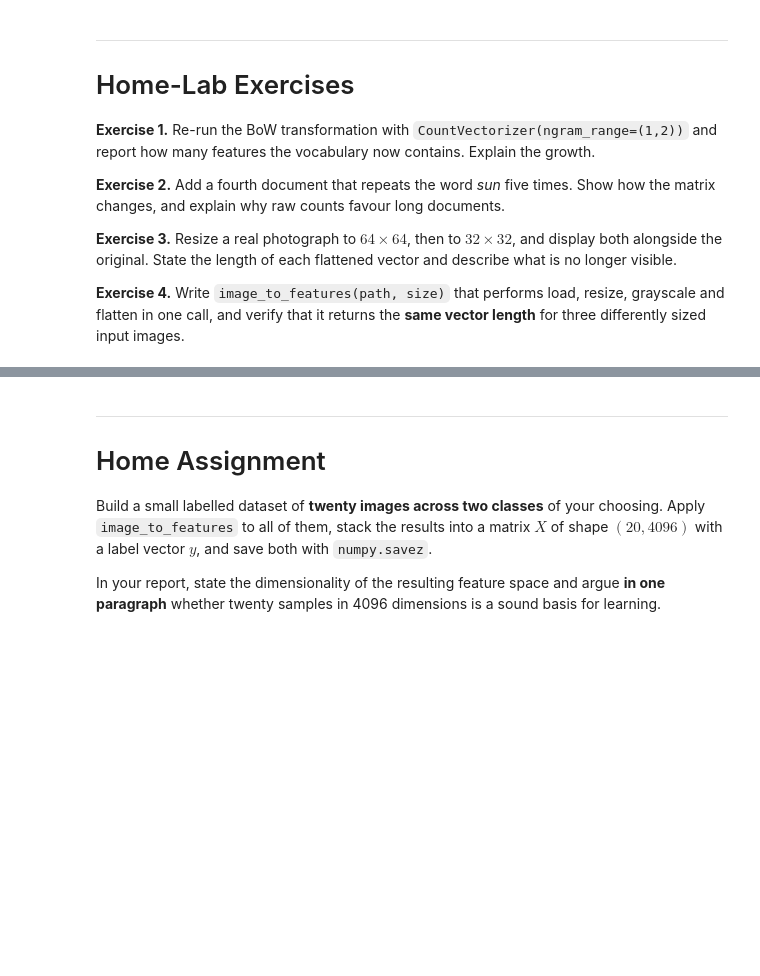
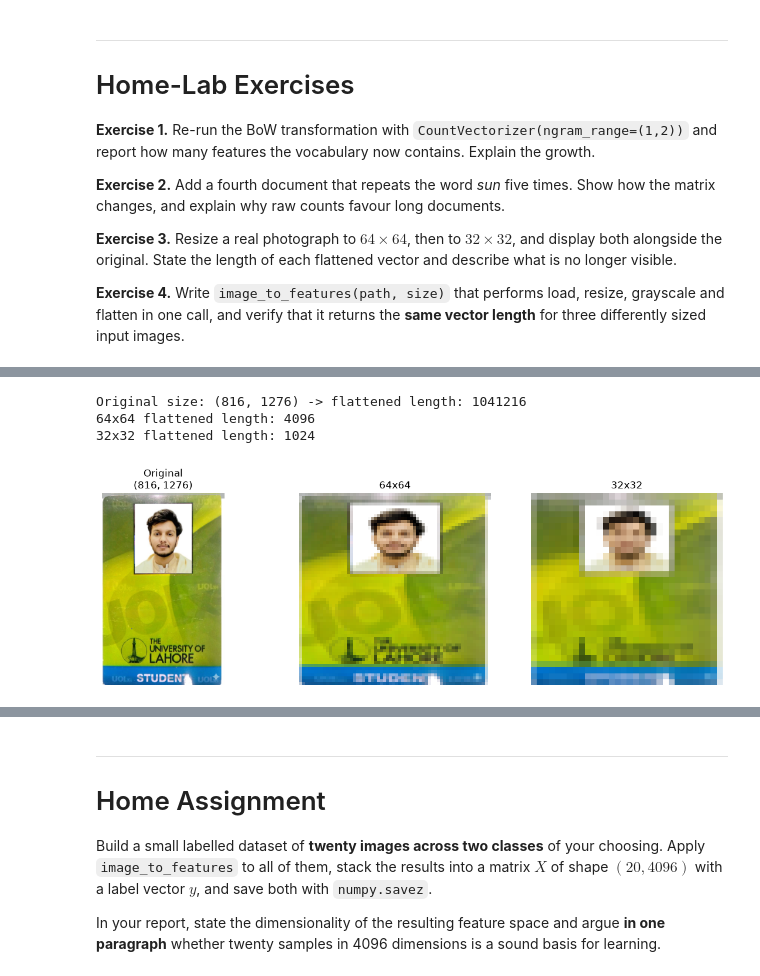
Before and after one commit to MalikSami07/ai-lab-portfolio, a Jupyter notebook: lab03/Lab_03_Text_and_Image_Features.ipynb, the cells around one changed output, grey strips where cells are left out. Saved outputs shown, nothing was run; the diff lists cells and outputs as text; code cells hidden in the pictures; blank space fills up the shorter version.

```diff
--- a/lab03/Lab_03_Text_and_Image_Features.ipynb
+++ b/lab03/Lab_03_Text_and_Image_Features.ipynb
@@ -385,0 +455,27 @@ sized input images.
+# %%
+# --- Exercise 3: resize a real photo to two sizes and compare ---
+real_image_path = "pic.png"
+
+real_img = Image.open(real_image_path).convert("RGB")
+img_64 = real_img.resize((64, 64))
+img_32 = real_img.resize((32, 32))
+
+vec_orig = np.array(real_img.convert("L")).flatten()
+vec_64 = np.array(img_64.convert("L")).flatten()
+vec_32 = np.array(img_32.convert("L")).flatten()
+
+print("Original size:", real_img.size, "-> flattened length:", vec_orig.shape[0])
+print("64x64 flattened length:", vec_64.shape[0])
+print("32x32 flattened length:", vec_32.shape[0])
+
+fig, axes = plt.subplots(1, 3, figsize=(12, 4))
+axes[0].imshow(real_img); axes[0].set_title(f"Original\n{real_img.size}"); axes[0].axis('off')
+axes[1].imshow(img_64);   axes[1].set_title("64x64");  axes[1].axis('off')
+axes[2].imshow(img_32);   axes[2].set_title("32x32");  axes[2].axis('off')
+plt.tight_layout()
+plt.show()
+# %% [output]
+Original size: (816, 1276) -> flattened length: 1041216
+64x64 flattened length: 4096
+32x32 flattened length: 1024
+[figure, added]
```
Also changed, not shown: parts of 18 cells of this notebook, 23 other files.
